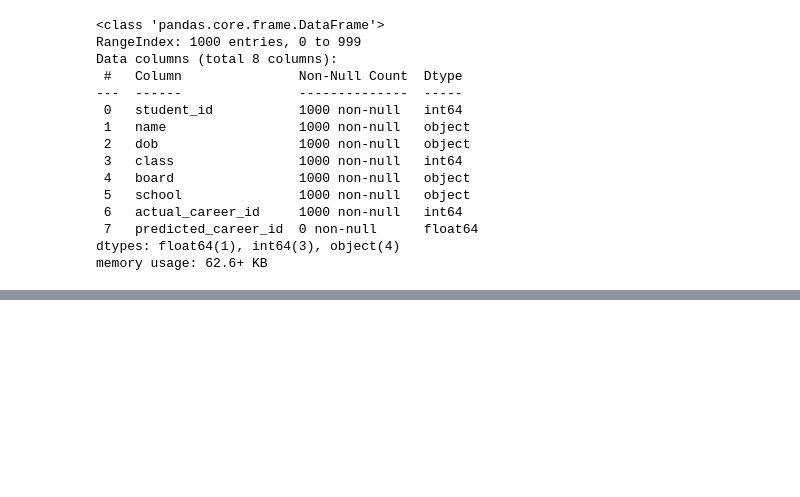
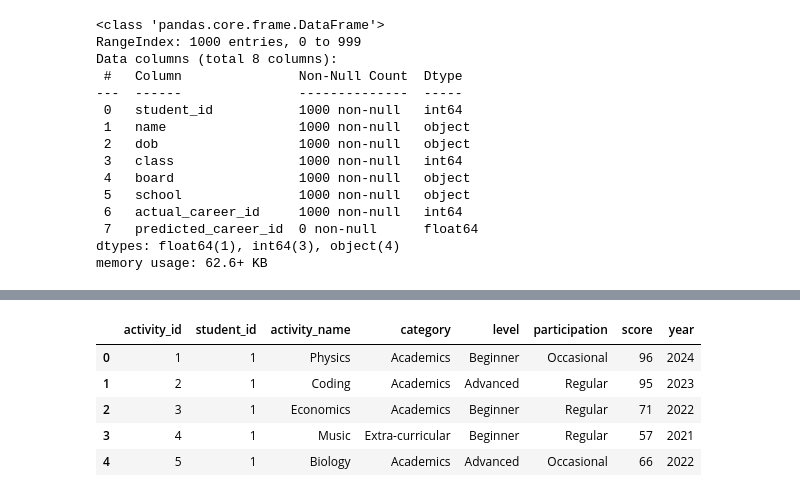
Before and after one commit to PrasastiBaitharu/ybi_foundation, a Jupyter notebook: YBI_45_DAY_INTERNSHIP.ipynb, the cells around one changed output, grey strips where cells are left out. Saved outputs shown, nothing was run; the diff lists cells and outputs as text; code cells hidden in the pictures; blank space fills up the shorter version.

```diff
--- a/YBI_45_DAY_INTERNSHIP.ipynb
+++ b/YBI_45_DAY_INTERNSHIP.ipynb
@@ -132,3 +140,12 @@ student_df.describe(include="all")
 | 50% | 500.500000 | NaN | NaN | 10.000000 | NaN | NaN | 3.000000 | NaN |
 | 75% | 750.250000 | NaN | NaN | 11.000000 | NaN | NaN | 5.000000 | NaN |
 | max | 1000.000000 | NaN | NaN | 12.000000 | NaN | NaN | 8.000000 | NaN |
+# %%
+activity_df.head()
+# %% [output]
+|  | activity_id | student_id | activity_name | category | level | participation | score | year |
+| 0 | 1 | 1 | Physics | Academics | Beginner | Occasional | 96 | 2024 |
+| 1 | 2 | 1 | Coding | Academics | Advanced | Regular | 95 | 2023 |
+| 2 | 3 | 1 | Economics | Academics | Beginner | Regular | 71 | 2022 |
+| 3 | 4 | 1 | Music | Extra-curricular | Beginner | Regular | 57 | 2021 |
+| 4 | 5 | 1 | Biology | Academics | Advanced | Occasional | 66 | 2022 |
```
Also changed, not shown: parts of 3 cells of this notebook.
